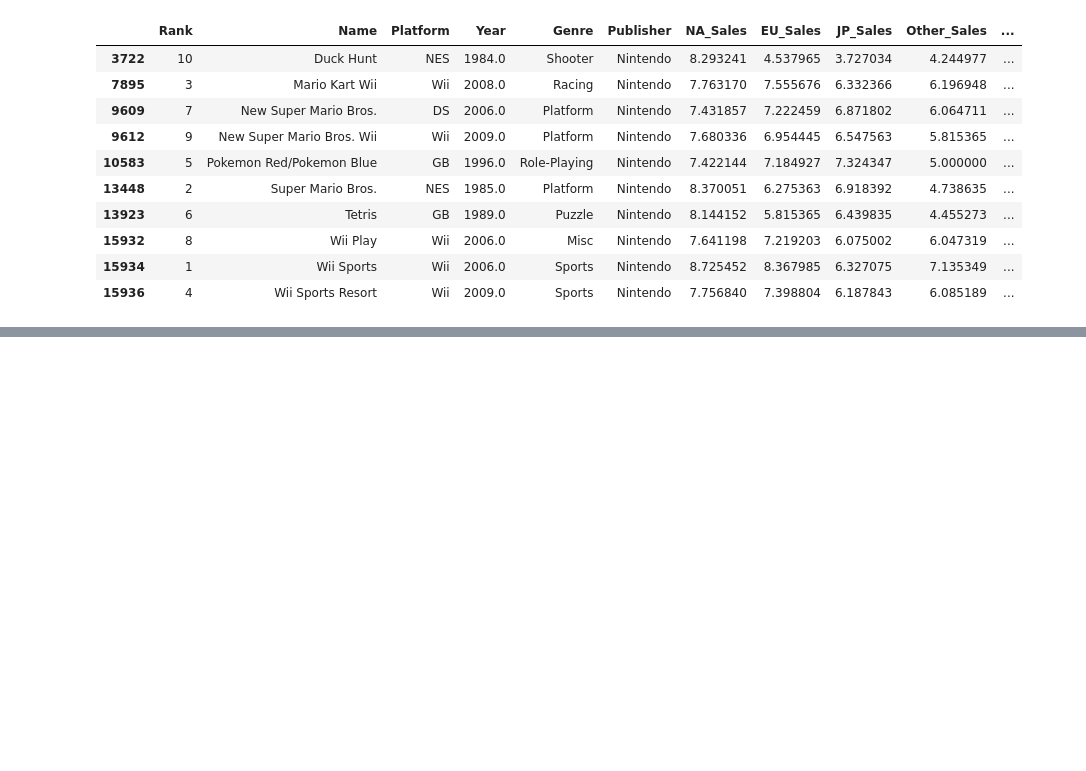
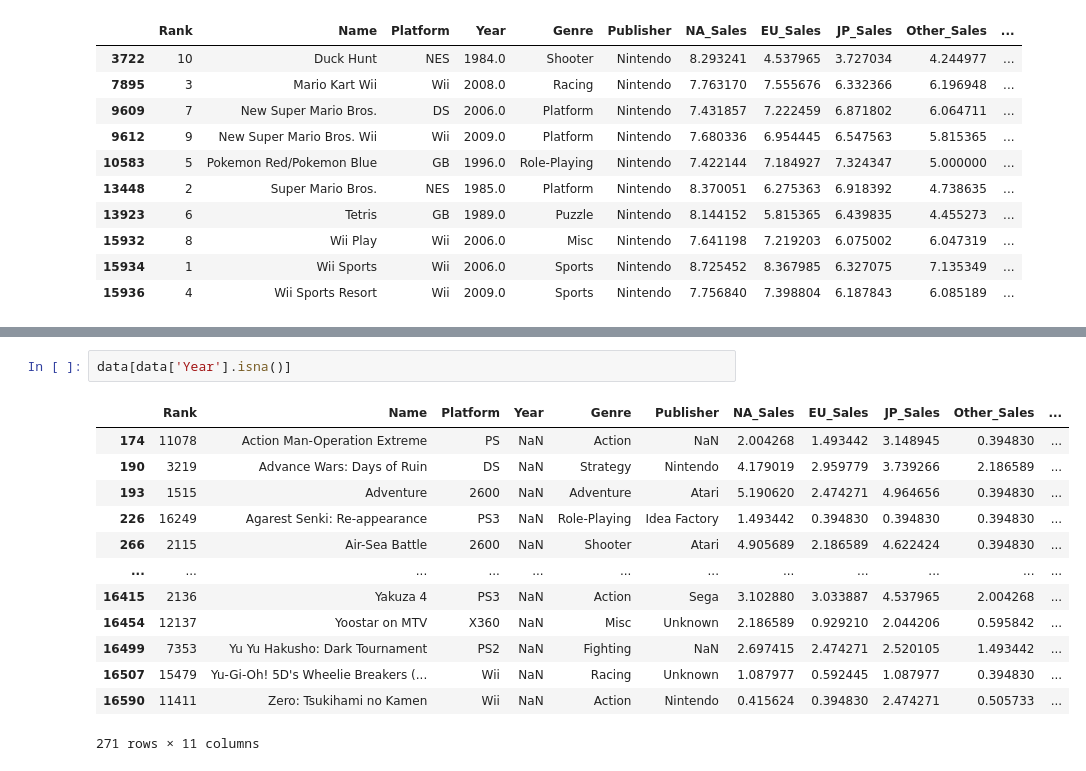
Before and after one commit to nadeemkhanrtm1/video-game-analysis, a Jupyter notebook: video_game_analysis.ipynb, the cells around one changed output, grey strips where cells are left out. Cells and saved outputs as stored; diff of their text form; blank space fills up the shorter version.

```diff
--- a/video_game_analysis.ipynb
+++ b/video_game_analysis.ipynb
@@ -149,0 +213,16 @@ data[data["Rank"] <= 10]
+# %%
+data[data['Year'].isna()]
+# %% [output]
+|  | Rank | Name | Platform | Year | Genre | Publisher | NA_Sales | EU_Sales | JP_Sales | Other_Sales | ... |
+| 174 | 11078 | Action Man-Operation Extreme | PS | NaN | Action | NaN | 2.004268 | 1.493442 | 3.148945 | 0.394830 | ... |
+| 190 | 3219 | Advance Wars: Days of Ruin | DS | NaN | Strategy | Nintendo | 4.179019 | 2.959779 | 3.739266 | 2.186589 | ... |
+| 193 | 1515 | Adventure | 2600 | NaN | Adventure | Atari | 5.190620 | 2.474271 | 4.964656 | 0.394830 | ... |
+| 226 | 16249 | Agarest Senki: Re-appearance | PS3 | NaN | Role-Playing | Idea Factory | 1.493442 | 0.394830 | 0.394830 | 0.394830 | ... |
+| 266 | 2115 | Air-Sea Battle | 2600 | NaN | Shooter | Atari | 4.905689 | 2.186589 | 4.622424 | 0.394830 | ... |
+| ... | ... | ... | ... | ... | ... | ... | ... | ... | ... | ... | ... |
+| 16415 | 2136 | Yakuza 4 | PS3 | NaN | Action | Sega | 3.102880 | 3.033887 | 4.537965 | 2.004268 | ... |
+| 16454 | 12137 | Yoostar on MTV | X360 | NaN | Misc | Unknown | 2.186589 | 0.929210 | 2.044206 | 0.595842 | ... |
+| 16499 | 7353 | Yu Yu Hakusho: Dark Tournament | PS2 | NaN | Fighting | NaN | 2.697415 | 2.474271 | 2.520105 | 1.493442 | ... |
+| 16507 | 15479 | Yu-Gi-Oh! 5D's Wheelie Breakers (... | Wii | NaN | Racing | Unknown | 1.087977 | 0.592445 | 1.087977 | 0.394830 | ... |
+| 16590 | 11411 | Zero: Tsukihami no Kamen | Wii | NaN | Action | Nintendo | 0.415624 | 0.394830 | 2.474271 | 0.505733 | ... |
+271 rows × 11 columns
```
Also changed, not shown: parts of 28 cells of this notebook.
